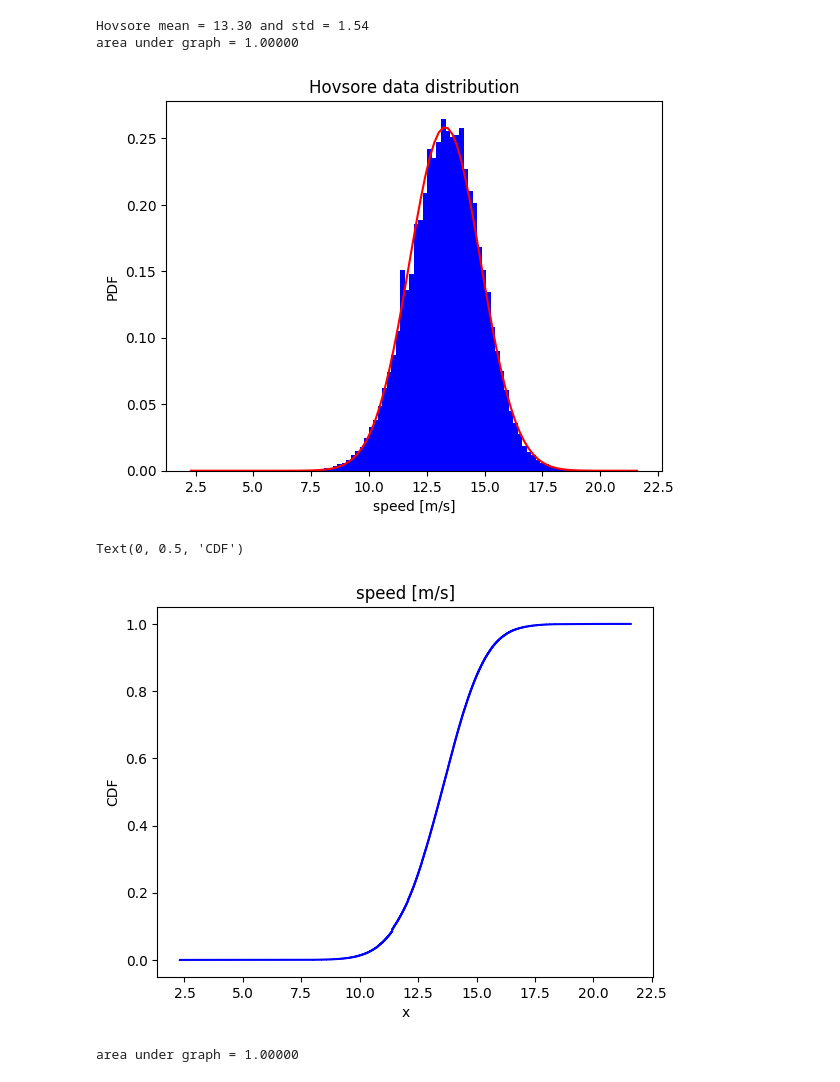
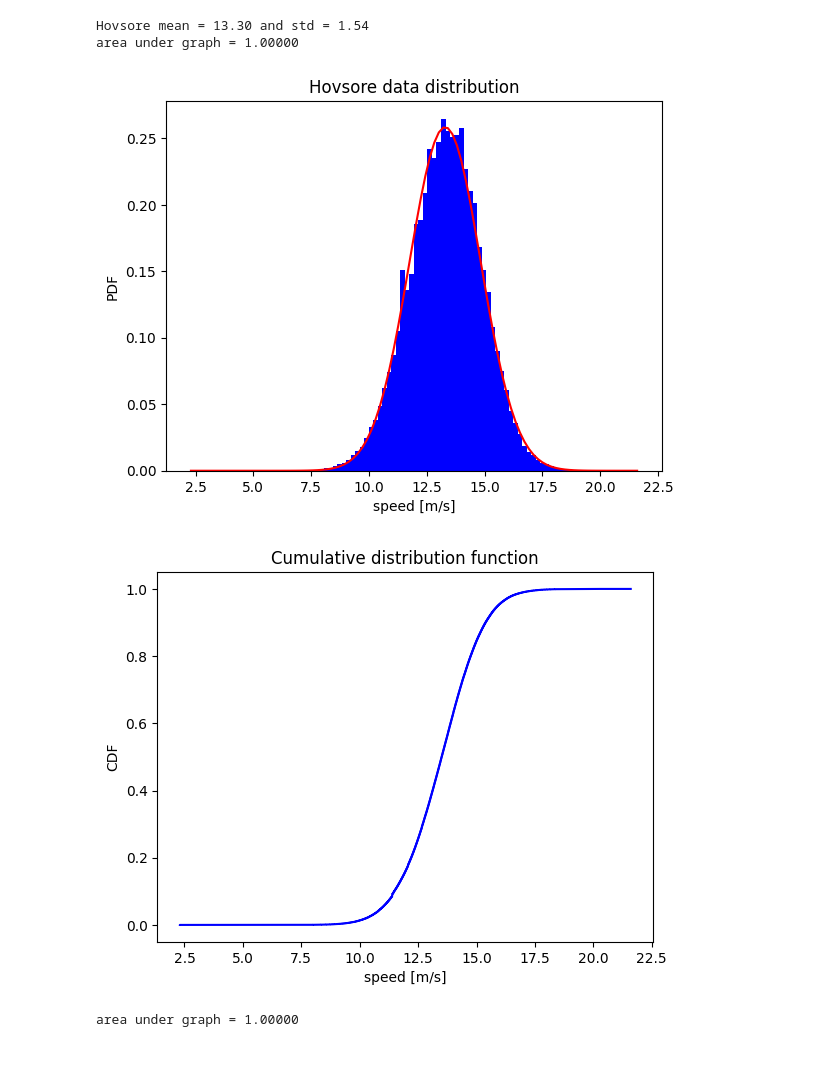
Before and after one commit to nicolaquaia/micrometereology, a Jupyter notebook: 01/assignmen1_notebook.ipynb, the cells around one changed output. Drawn from its saved outputs; the diff is of its cells as text; code cells hidden in the pictures.

```diff
--- a/01/assignmen1_notebook.ipynb
+++ b/01/assignmen1_notebook.ipynb
@@ -129,32 +129,32 @@ def divide_in_sector(velocity, direction, time):
 # %%
 # HOVSORE
 
 hov = pd.read_csv('hovsore_1.txt', delimiter=',', header=None)
 
 hov_mean = np.mean(hov[1])    #= mu
 hov_std = np.std(hov[1])      #= sigma
 print(f'Hovsore mean = {hov_mean:.2f} and std = {hov_std:.2f}')
 
 num=100
 plt.figure(1)
 plot_histogram(array_data=hov[1], num=num, color='b', label='Histrogram')
 plot_Gaussian(array_data=hov[1], mu=hov_mean,sig=hov_std, num=num, color='r', label='Gaussian')
 plt.title("Hovsore data distribution")
 plt.xlabel("speed [m/s]")
 plt.ylabel("PDF")
 plt.show()
 
 plt.figure(2)
 plot_CDF(hov[1], 'b', 'cumulative')
-plt.title("speed [m/s]")
-plt.xlabel("x")
+plt.title('Cumulative distribution function')
+plt.xlabel("speed [m/s]")
 plt.ylabel("CDF")
+plt.show()
 # %% [output]
 Hovsore mean = 13.30 and std = 1.54
 area under graph = 1.00000
 [figure]
-Text(0, 0.5, 'CDF')
-[figure, old version]
+[figure, new version]
 # %%
 # SPROGO
 
```
Also changed, not shown: parts of 9 cells of this notebook.
